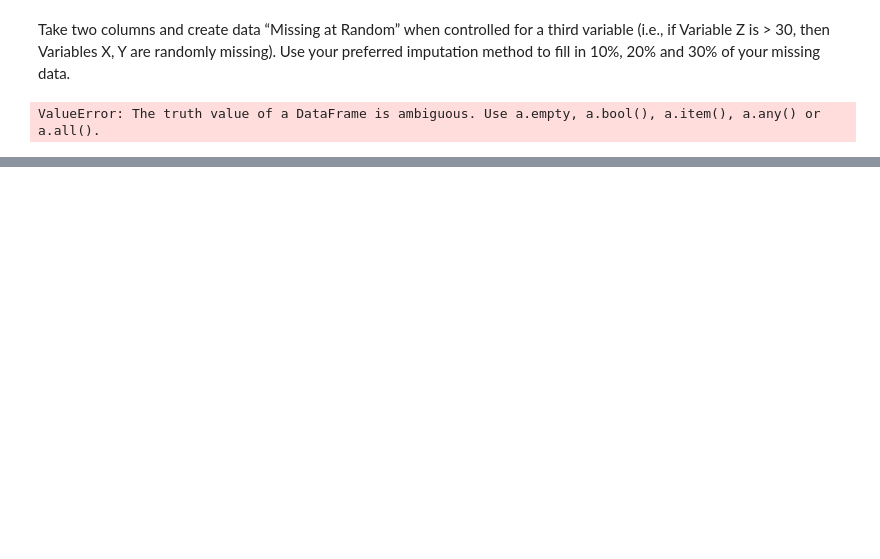
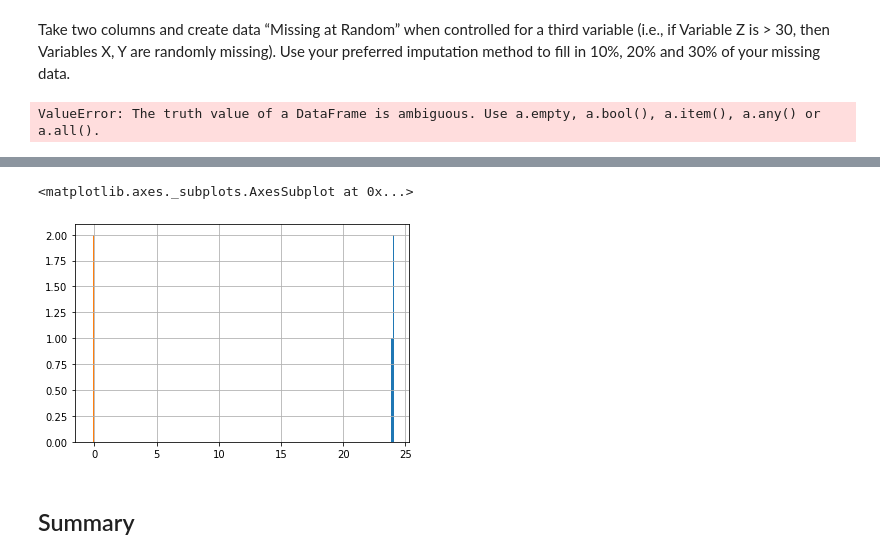
Before and after one commit to mjwolfe91/QTW-CaseStudy5, a Jupyter notebook: MissingDataCaseStudy.ipynb, the cells around one changed output, grey strips where cells are left out. Cells and saved outputs as stored; diff of their text form; code cells hidden in the pictures; blank space fills up the shorter version.

Commit message:
added step 4 and summary

```diff
--- a/MissingDataCaseStudy.ipynb
+++ b/MissingDataCaseStudy.ipynb
@@ -527,0 +635,8 @@ ValueError: The truth value of a DataFrame is ambiguous. Use a.empty, a.bool(),
+# %%
+res_frame['mse'].hist()
+res_frame['mse_diff'].hist()
+# %% [output]
+<matplotlib.axes._subplots.AxesSubplot at 0x...>
+[figure, added]
+# %% [markdown]
+## Summary
```
Also changed, not shown: parts of 12 cells of this notebook.
